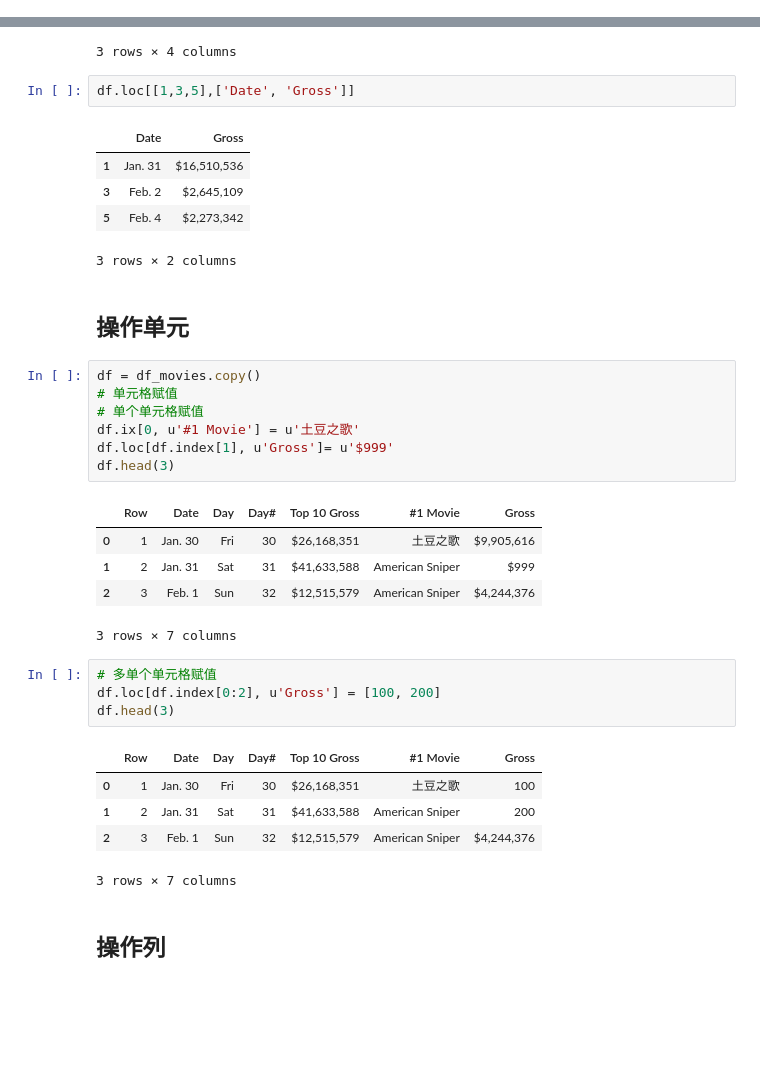
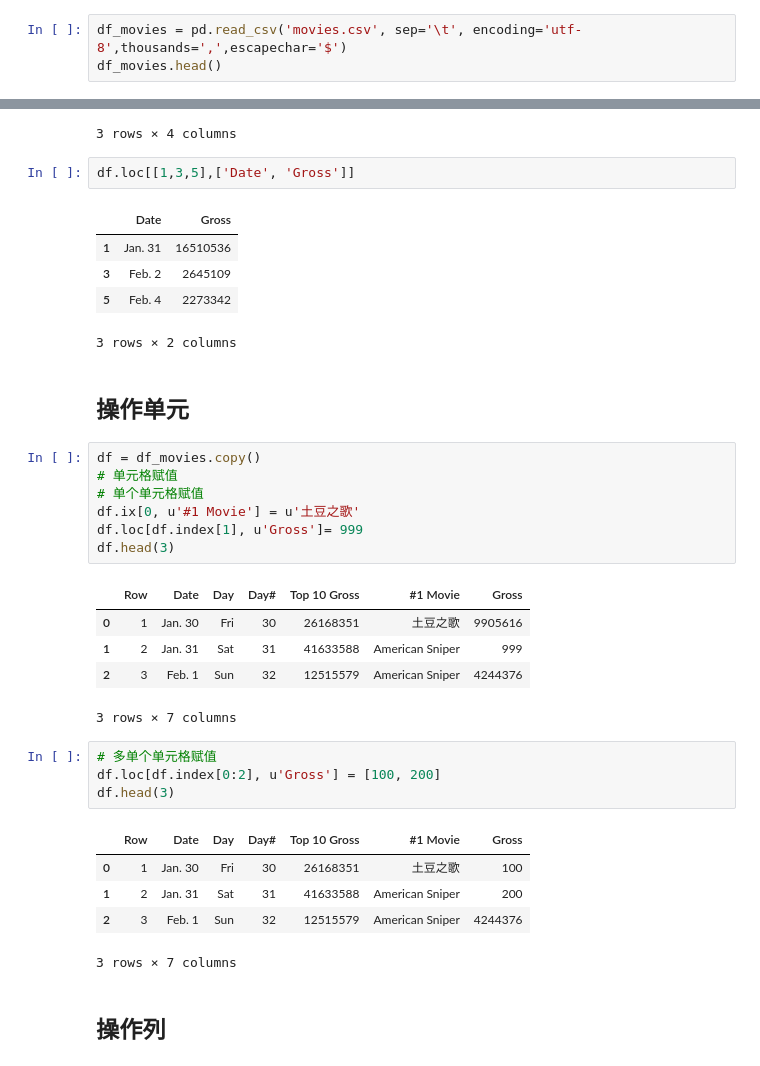
Before and after one commit to dormouse/blog, a Jupyter notebook: pandas/pandas_test.ipynb, the cells around one changed output, grey strips where cells are left out. Saved outputs shown, nothing was run; the diff lists cells and outputs as text; blank space fills up the shorter version.

```diff
--- a/pandas/pandas_test.ipynb
+++ b/pandas/pandas_test.ipynb
@@ -43,3 +45,6 @@ df_movies.head()
 | 3 | 4 | Feb. 2 | Mon | 33 | $6,475,068 | American Sniper | $2,645,109 |
 | 4 | 5 | Feb. 3 | Tue | 34 | $7,825,091 | American Sniper | $2,923,141 |
 5 rows × 7 columns
+# %%
+df_movies = pd.read_csv('movies.csv', sep='\t', encoding='utf-8',thousands=',',escapechar='$')
+df_movies.head()
@@ -116,24 +129,24 @@ df.iloc[[1,3,5],[0,1,2,3]]
 df.loc[[1,3,5],['Date', 'Gross']]
 # %% [output]
 |  | Date | Gross |
-| 1 | Jan. 31 | $16,510,536 |
-| 3 | Feb. 2 | $2,645,109 |
-| 5 | Feb. 4 | $2,273,342 |
+| 1 | Jan. 31 | 16510536 |
+| 3 | Feb. 2 | 2645109 |
+| 5 | Feb. 4 | 2273342 |
 3 rows × 2 columns
 # %% [markdown]
 ## 操作单元
 # %%
 df = df_movies.copy()
 # 单元格赋值
 # 单个单元格赋值
 df.ix[0, u'#1 Movie'] = u'土豆之歌'
-df.loc[df.index[1], u'Gross']= u'$999'
+df.loc[df.index[1], u'Gross']= 999
 df.head(3)
 # %% [output]
 |  | Row | Date | Day | Day# | Top 10 Gross | #1 Movie | Gross |
-| 0 | 1 | Jan. 30 | Fri | 30 | $26,168,351 | 土豆之歌 | $9,905,616 |
-| 1 | 2 | Jan. 31 | Sat | 31 | $41,633,588 | American Sniper | $999 |
-| 2 | 3 | Feb. 1 | Sun | 32 | $12,515,579 | American Sniper | $4,244,376 |
+| 0 | 1 | Jan. 30 | Fri | 30 | 26168351 | 土豆之歌 | 9905616 |
+| 1 | 2 | Jan. 31 | Sat | 31 | 41633588 | American Sniper | 999 |
+| 2 | 3 | Feb. 1 | Sun | 32 | 12515579 | American Sniper | 4244376 |
 3 rows × 7 columns
 # %%
 # 多单个单元格赋值
@@ -141,9 +154,9 @@ df.loc[df.index[0:2], u'Gross'] = [100, 200]
 df.head(3)
 # %% [output]
 |  | Row | Date | Day | Day# | Top 10 Gross | #1 Movie | Gross |
-| 0 | 1 | Jan. 30 | Fri | 30 | $26,168,351 | 土豆之歌 | 100 |
-| 1 | 2 | Jan. 31 | Sat | 31 | $41,633,588 | American Sniper | 200 |
-| 2 | 3 | Feb. 1 | Sun | 32 | $12,515,579 | American Sniper | $4,244,376 |
+| 0 | 1 | Jan. 30 | Fri | 30 | 26168351 | 土豆之歌 | 100 |
+| 1 | 2 | Jan. 31 | Sat | 31 | 41633588 | American Sniper | 200 |
+| 2 | 3 | Feb. 1 | Sun | 32 | 12515579 | American Sniper | 4244376 |
 3 rows × 7 columns
 # %% [markdown]
 ## 操作列
```
Also changed, not shown: parts of 36 cells of this notebook, 1 other file.
